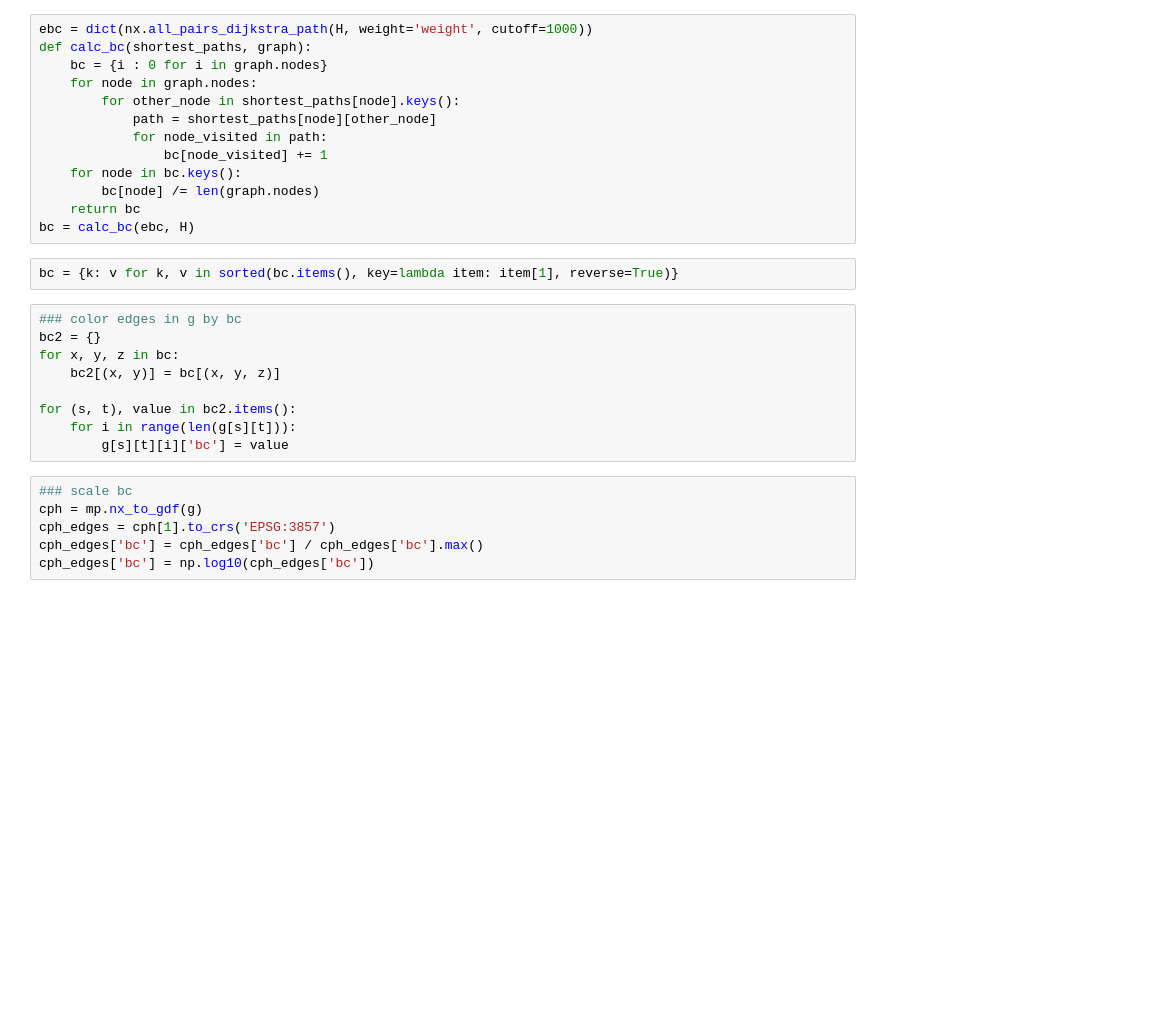
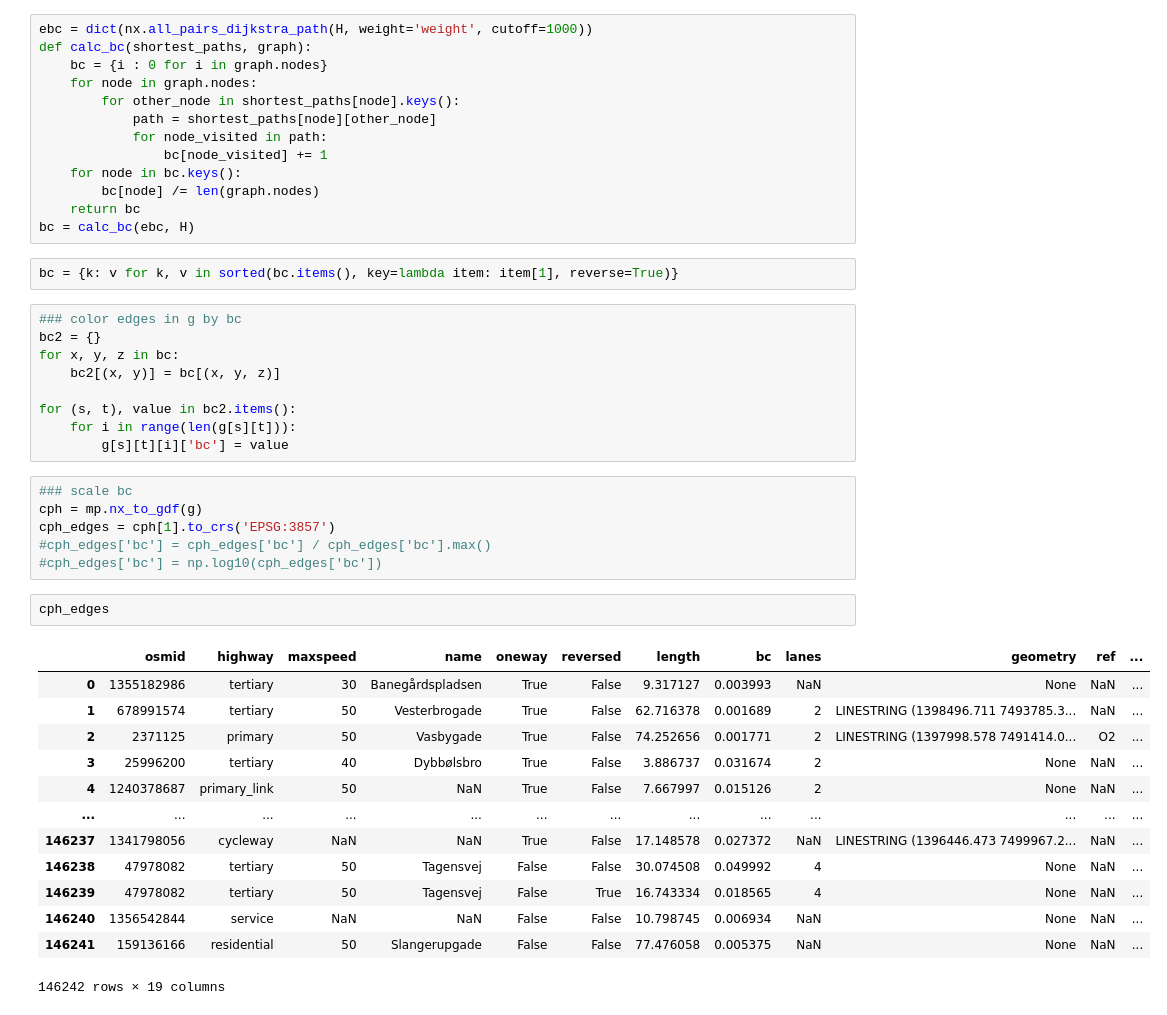
Before and after one commit to hugzito/bike-flow-estimate, a Jupyter notebook: notebooks/cph_sota.ipynb, the cells around one changed output. Cells and saved outputs as stored; diff of their text form; blank space fills up the shorter version.

```diff
--- a/notebooks/cph_sota.ipynb
+++ b/notebooks/cph_sota.ipynb
@@ -74,9 +79,25 @@ for x, y, z in bc:
 for (s, t), value in bc2.items():
     for i in range(len(g[s][t])):
         g[s][t][i]['bc'] = value
-# %%
-### scale bc
-cph = mp.nx_to_gdf(g)
-cph_edges = cph[1].to_crs('EPSG:3857')
-cph_edges['bc'] = cph_edges['bc'] / cph_edges['bc'].max()
-cph_edges['bc'] = np.log10(cph_edges['bc'])
+# %%
+### scale bc
+cph = mp.nx_to_gdf(g)
+cph_edges = cph[1].to_crs('EPSG:3857')
+#cph_edges['bc'] = cph_edges['bc'] / cph_edges['bc'].max()
+#cph_edges['bc'] = np.log10(cph_edges['bc'])
+# %%
+cph_edges
+# %% [output]
+|  | osmid | highway | maxspeed | name | oneway | reversed | length | bc | lanes | geometry | ref | ... |
+| 0 | 1355182986 | tertiary | 30 | Banegårdspladsen | True | False | 9.317127 | 0.003993 | NaN | None | NaN | ... |
+| 1 | 678991574 | tertiary | 50 | Vesterbrogade | True | False | 62.716378 | 0.001689 | 2 | LINESTRING (1398496.711 7493785.3... | NaN | ... |
+| 2 | 2371125 | primary | 50 | Vasbygade | True | False | 74.252656 | 0.001771 | 2 | LINESTRING (1397998.578 7491414.0... | O2 | ... |
+| 3 | 25996200 | tertiary | 40 | Dybbølsbro | True | False | 3.886737 | 0.031674 | 2 | None | NaN | ... |
+| 4 | 1240378687 | primary_link | 50 | NaN | True | False | 7.667997 | 0.015126 | 2 | None | NaN | ... |
+| ... | ... | ... | ... | ... | ... | ... | ... | ... | ... | ... | ... | ... |
+| 146237 | 1341798056 | cycleway | NaN | NaN | True | False | 17.148578 | 0.027372 | NaN | LINESTRING (1396446.473 7499967.2... | NaN | ... |
+| 146238 | 47978082 | tertiary | 50 | Tagensvej | False | False | 30.074508 | 0.049992 | 4 | None | NaN | ... |
+| 146239 | 47978082 | tertiary | 50 | Tagensvej | False | True | 16.743334 | 0.018565 | 4 | None | NaN | ... |
+| 146240 | 1356542844 | service | NaN | NaN | False | False | 10.798745 | 0.006934 | NaN | None | NaN | ... |
+| 146241 | 159136166 | residential | 50 | Slangerupgade | False | False | 77.476058 | 0.005375 | NaN | None | NaN | ... |
+146242 rows × 19 columns
```
Also changed, not shown: parts of 19 cells of this notebook.
